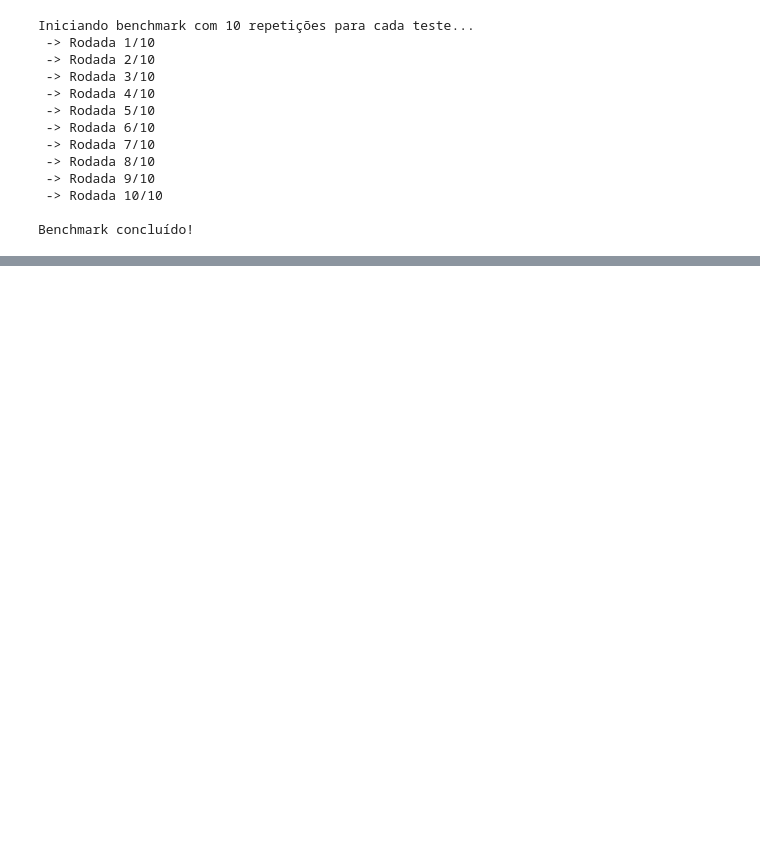
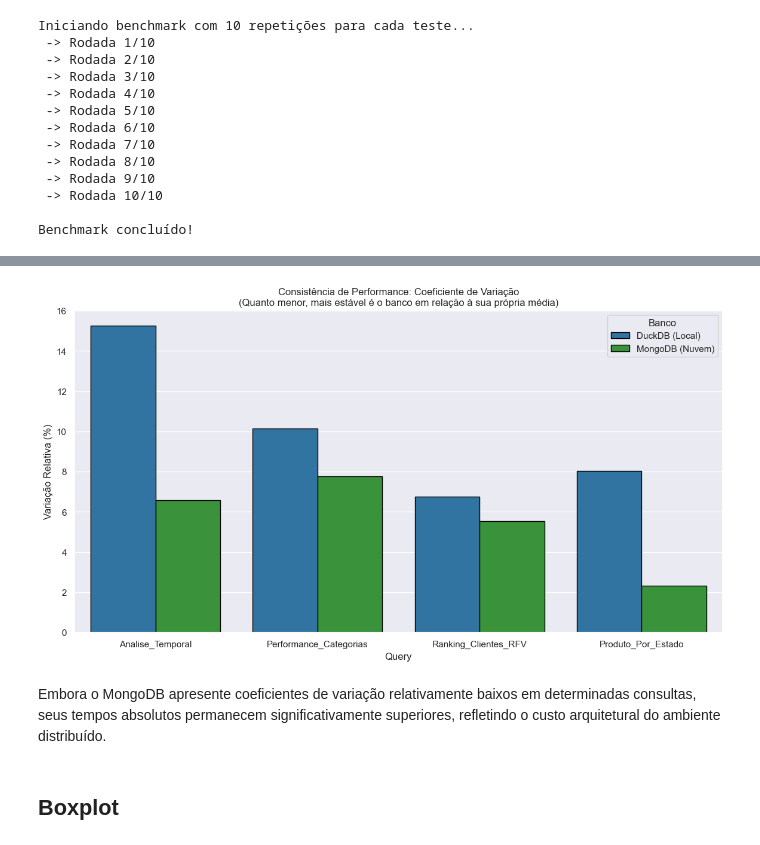
Before and after one commit to CarlosFranchN/My_benchmark_duckDB_vs_mongoDB, a Jupyter notebook: analise.ipynb, the cells around one changed output, grey strips where cells are left out. Cells and saved outputs as stored; diff of their text form; code cells hidden in the pictures; blank space fills up the shorter version.

```diff
--- a/analise.ipynb
+++ b/analise.ipynb
@@ -79,0 +188,16 @@ df_mongo
+# %%
+def calcular_stats(df,nome_banco):
+    stats = pd.DataFrame({
+        'mean' : df.mean(),
+        'std' : df.std(),
+        'var' : df.var(),
+        'coef. var(%)' : (df.std() / df.mean()) * 100
+    })
+    stats['Banco'] = nome_banco
+    return stats
+# %%
+stats_duck = calcular_stats(df_duck,'DuckDB (Local)')
+stats_mongo = calcular_stats(df_mongo, 'MongoDB (Nuvem)')
+# %%
+comparativo_estatistico = pd.concat([stats_duck, stats_mongo])
+print(comparativo_estatistico)
@@ -79,0 +224,21 @@ df_mongo
+# %%
+plt.figure(figsize=(14,7))
+palette = {'DuckDB (Local)': '#1f77b4', 'MongoDB (Nuvem)': '#2ca02c'}
+sns.barplot(
+    data=comparativo_estatistico.reset_index(),
+    x='index',
+    y='coef. var(%)',
+    hue='Banco',
+    palette=palette,
+    edgecolor='black'
+)
+plt.title('Consistência de Performance: Coeficiente de Variação\n(Quanto menor, mais estável é o banco em relação à sua própria média)')
+plt.ylabel('Variação Relativa (%)')
+plt.xlabel('Query')
+plt.show()
+# %% [output]
+[figure, added]
+# %% [markdown]
+Embora o MongoDB apresente coeficientes de variação relativamente baixos em determinadas consultas, seus tempos absolutos permanecem significativamente superiores, refletindo o custo arquitetural do ambiente distribuído.
+# %% [markdown]
+## Boxplot
```
Also changed, not shown: parts of 23 cells of this notebook, 7 other files.
